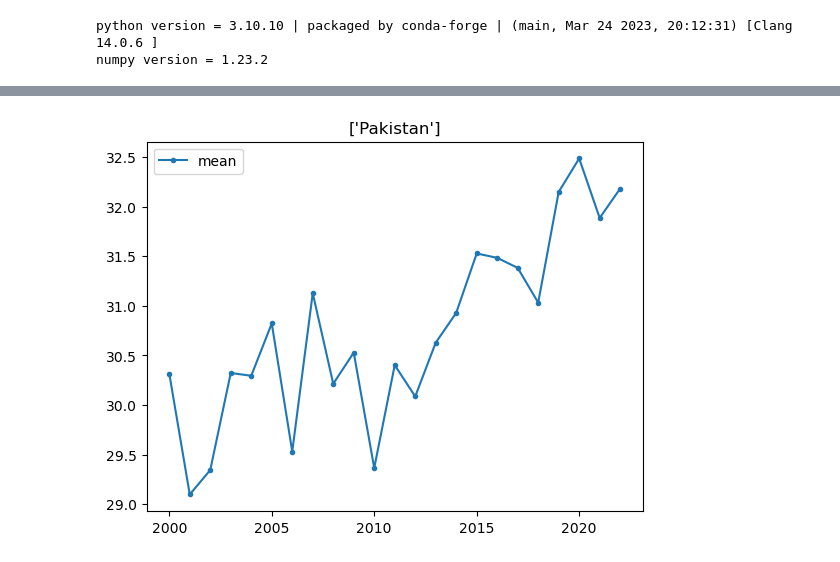
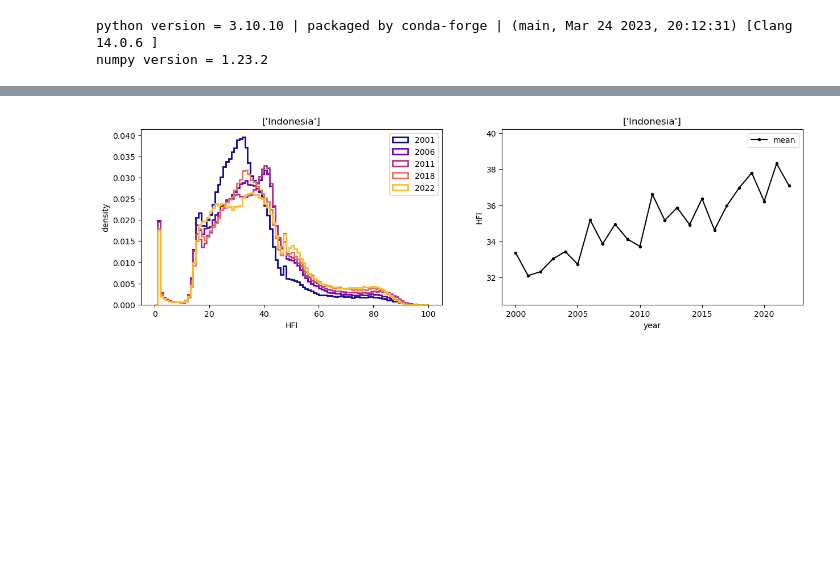
Before and after one commit to AtulAravindDas/ml_hfi_multiyear, a Jupyter notebook: _analysis.ipynb, the cells around one changed output, grey strips where cells are left out. Drawn from its saved outputs; the diff is of its cells as text; code cells hidden in the pictures; blank space fills up the shorter version.

Commit message:
small plotting and formatting changes

```diff
--- a/_analysis.ipynb
+++ b/_analysis.ipynb
@@ -41,7 +41,9 @@ shp_dict = pd.read_pickle(SHAPEFILES_DIRECTORY + "shapefile_dataframe.pkl")
 # GET THE DATA
 imp.reload(methods)
 
-COUNTRIES = ["Pakistan", ]  # ["Indonesia", "Pakistan"]
+COUNTRIES = [
+    "Indonesia",
+]  # ["Indonesia", "Pakistan"]
 
 YEARS = np.arange(2000, 2023)
 pred_mean = np.zeros(len(YEARS)) * np.nan
@@ -73,13 +75,3 @@ for iy, year in enumerate(YEARS):
             pred_mean[iy] = np.mean(predictions)
             pred_median[iy] = np.median(predictions)
             pred_values_dict[year] = predictions
-# %%
-import seaborn as sns
-
-for year in (2001, 2022):
-    sns.kdeplot(data=pred_values_dict[year], label=str(year))
-
-plt.title(COUNTRIES)
-plt.xlabel("HFI")
-plt.legend()
-plt.show()
@@ -88,10 +78,34 @@ plt.show()
-# %%
-plt.figure()
-plt.plot(YEARS, pred_mean, ".-", label="mean")
-# plt.plot(YEARS, pred_median, ".-", label="median")
-# plt.ylim(25,35)
-plt.legend()
-plt.title(COUNTRIES)
-plt.show()
-# %% [output]
-[figure, removed]
+# %%
+PLOT_YEARS = (2001, 2006, 2011, 2018, 2022)
+N = len(PLOT_YEARS)
+plt.rcParams["axes.prop_cycle"] = plt.cycler("color", plt.cm.plasma(np.linspace(0, 0.85, N)))
+
+
+plt.figure(figsize=(15, 4))
+plt.subplot(1, 2, 1)
+bins = np.arange(0, 101)
+for year in PLOT_YEARS:
+    plt.hist(
+        pred_values_dict[year],
+        bins=bins,
+        density=True,
+        histtype="step",
+        label=str(year),
+        linewidth=2,
+    )
+
+plt.title(COUNTRIES)
+plt.xlabel("HFI")
+plt.ylabel("density")
+plt.legend()
+
+plt.subplot(1, 2, 2)
+plt.plot(YEARS, pred_mean, ".-", label="mean", color="k")
+plt.legend()
+plt.ylim(np.min(pred_mean) * 0.95, np.max(pred_mean) * 1.05)
+plt.ylabel("HFI")
+plt.xlabel("year")
+plt.title(COUNTRIES)
+plt.show()
+# %% [output]
+[figure, added]
```
Also changed, not shown: parts of 1 cell of this notebook, 1 other file.
